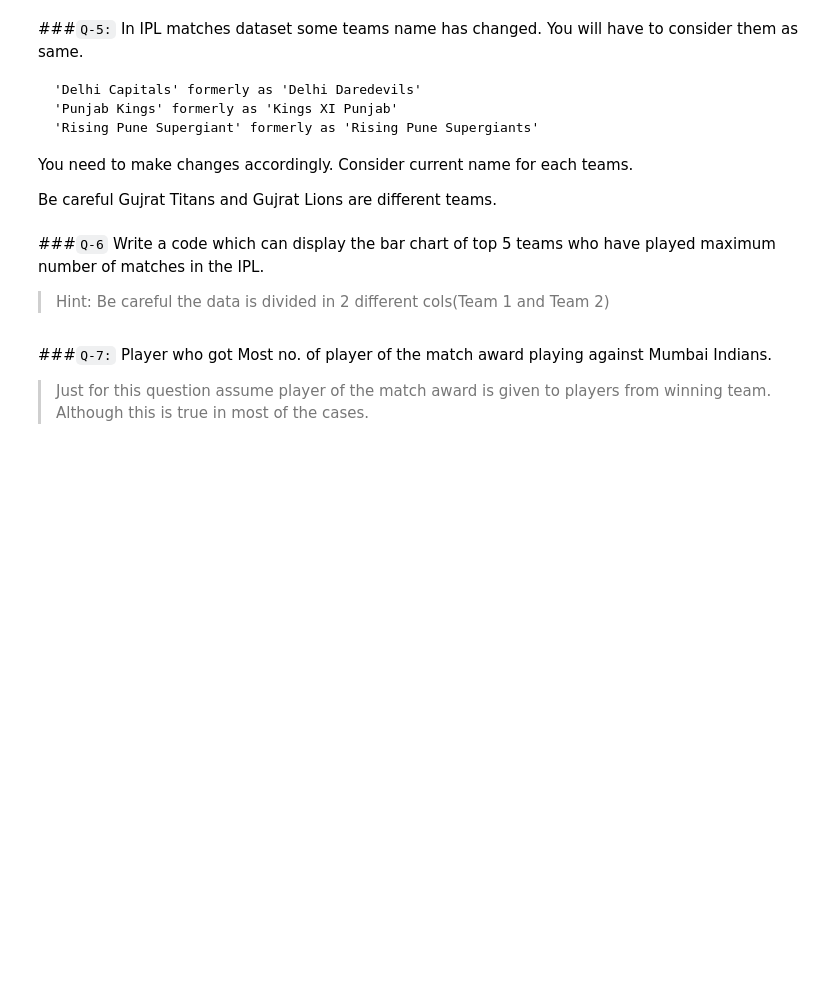
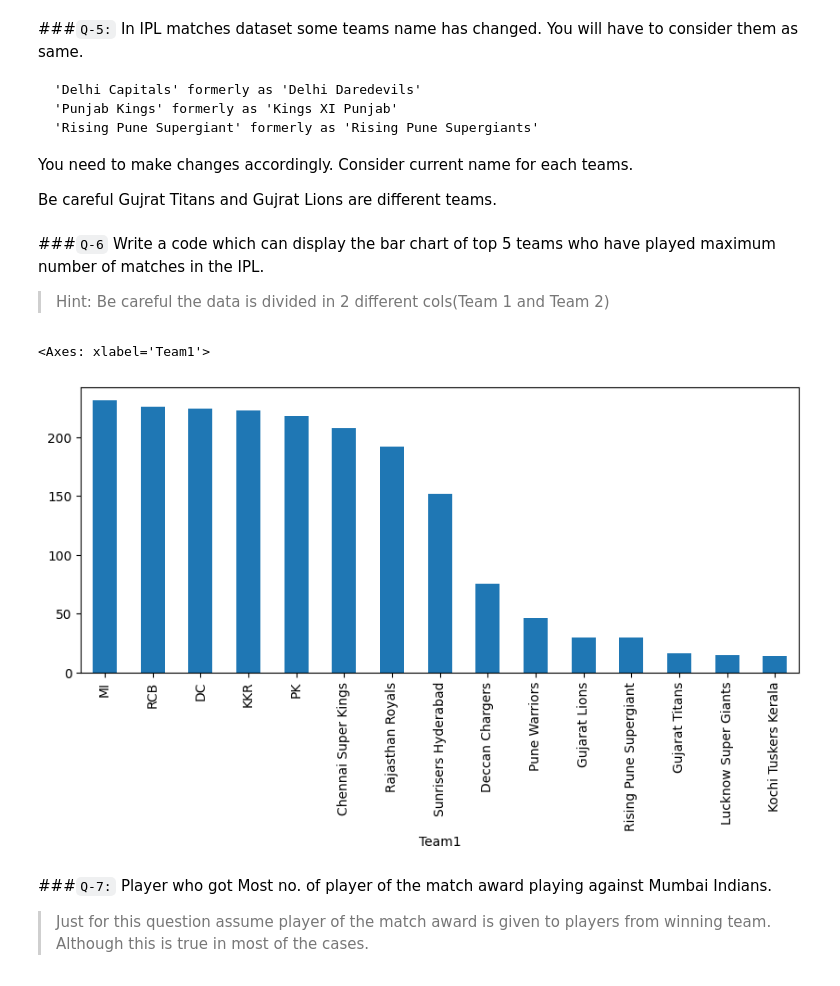
Before and after one commit to hemant087/3_Pandas, a Jupyter notebook: 17_tasks.ipynb, the cells around one changed output. Drawn from its saved outputs; the diff is of its cells as text; code cells hidden in the pictures; blank space fills up the shorter version.

```diff
--- a/17_tasks.ipynb
+++ b/17_tasks.ipynb
@@ -55,3 +167,6 @@ IPL Data Link :  https://drive.google.com/file/d/1yKVUuexl6lIKuFQy7uIPgDgXhJ0L4S
 https://www.kaggle.com/datasets/vora1011/ipl-2008-to-2021-all-match-dataset?select=IPL_Matches_2008_2022.csv
 
 Download ipl matches 2008-2022 file.
+# %%
+ipl = pd.read_csv("datasets/IPL_Matches_2008_2022 - IPL_Matches_2008_2022.csv")
+ipl.head(2)
@@ -71,3 +196,10 @@ Be careful Gujrat Titans and Gujrat Lions are different teams.
+# %%
+# Replace team names inside specific columns
+ipl[['Team1', 'Team2', 'WinningTeam']] = ipl[['Team1', 'Team2', 'WinningTeam']].replace({
+    'Delhi Daredevils': 'Delhi Capitals',
+    'Kings XI Punjab': 'Punjab Kings',
+    'Rising Pune Supergiants': 'Rising Pune Supergiant'
+})
 # %% [markdown]
 ###`Q-6` Write a code which can display the bar chart of top 5 teams who have played maximum number of matches in the IPL.
 >  Hint: Be careful the data is divided in 2 different cols(Team 1 and Team 2)
@@ -76,3 +206,14 @@ Be careful Gujrat Titans and Gujrat Lions are different teams.
+# %%
+# code here
+match1 = ipl.groupby("Team1")["Team1"].count()
+match2 = ipl.groupby("Team2")["Team2"].count()
+match = match1+match2
+match.sort_values(ascending=False).head(5)
+dec = {"Mumbai Indians":"MI","Royal Challengers Bangalore":"RCB","Delhi Capitals":"DC","Kolkata Knight Riders":"KKR","Punjab Kings":"PK"}
+match.rename(dec).sort_values(ascending=False).plot(kind="bar",figsize=(10, 4))
+# %% [output]
+<Axes: xlabel='Team1'>
+[figure, added]
 # %% [markdown]
 ###`Q-7:` Player who got Most no. of player of the match award playing against Mumbai Indians.
 > Just for this question assume player of the match award is given to players from winning team. Although this is true in most of the cases.
```
Also changed, not shown: parts of 30 cells of this notebook, 13 other files.
